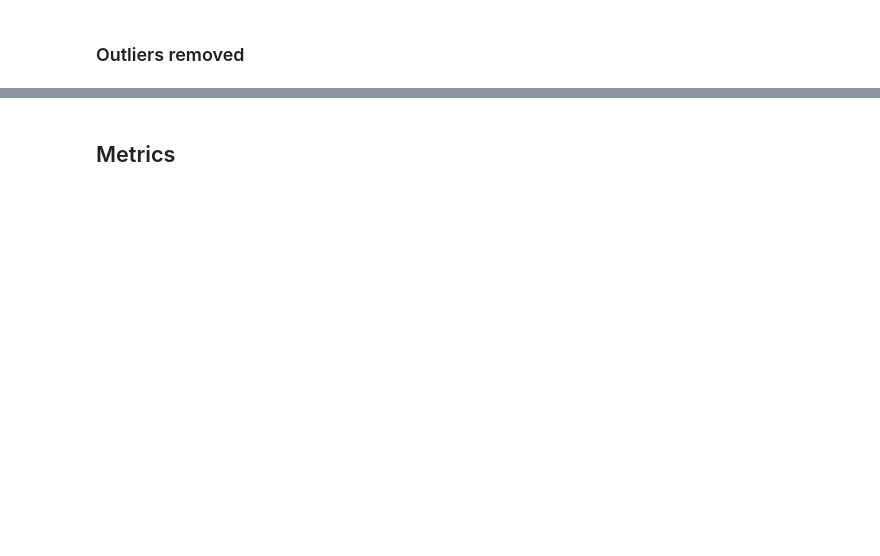
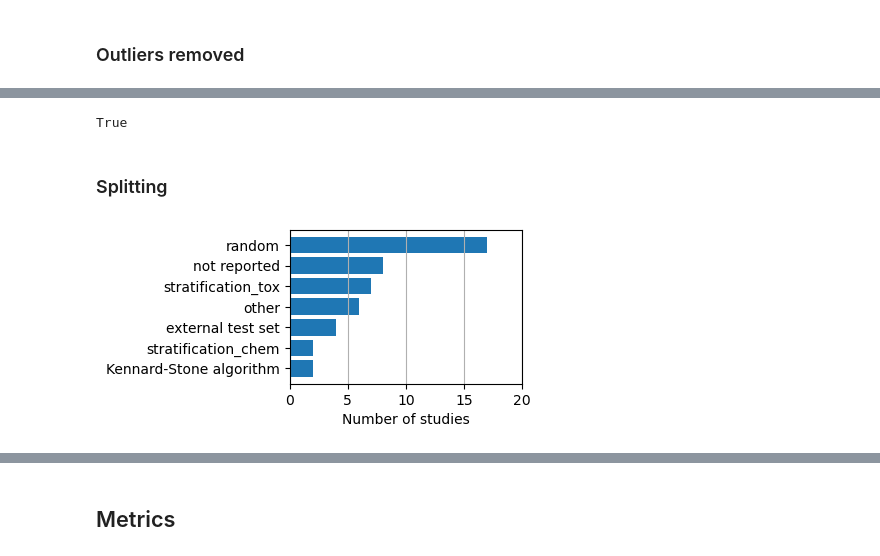
Before and after one commit to mbaityje/COMPARABILITY, a Jupyter notebook: notebooks/comparability_v1.ipynb, the cells around one changed output, grey strips where cells are left out. Drawn from its saved outputs; the diff is of its cells as text; code cells hidden in the pictures; blank space fills up the shorter version.

```diff
--- a/notebooks/comparability_v1.ipynb
+++ b/notebooks/comparability_v1.ipynb
@@ -401,0 +462,46 @@ df.splitting
+# %%
+df.splitting_exact.isnull().all()
+# %% [output]
+True
+# %% [markdown]
+### Splitting
+# %%
+# translate entries separated by semicolons, into lists
+for i in range(len(df)):
+    if isinstance(df.splitting[i], str):
+        raw_entry = [df.splitting[i]]
+        new_entry = re.split('; |, |;', raw_entry[0])
+        df.at[i, 'splitting'] = new_entry.copy()
+# %%
+for ds in df.splitting:
+    for iis,individual_source in enumerate(ds):
+        temp=individual_source.replace('strat_tox','stratification_tox')
+        temp=temp.replace('strat_chemicals','stratification_chem')
+        temp=temp.replace('species-chemical pairs','other')
+        temp=temp.replace('EC50-based','stratification_tox')
+        temp=temp.replace('euclidean distance','other')
+        temp=temp.replace('space-filling design','other')
+        temp=temp.replace('activity anc descriptors sampling','other')
+        temp=temp.replace('SMOTE','other')
+        ds[iis]=temp
+# %%
+flattened_splitting = sum(df.splitting,[])
+unique_splitting = np.unique(flattened_splitting)
+
+# Create histogram of the datasets
+histo_splitting = np.ndarray(len(unique_splitting))
+
+for ids,ds in enumerate(unique_splitting):
+    histo_splitting[ids]=flattened_splitting.count(ds)
+# %%
+fig, ax = plt.subplots(figsize=(3,2), nrows=1, ncols=1)
+
+isorted_splittings=np.argsort(histo_splitting)
+
+ax.barh(unique_splitting[isorted_splittings],histo_splitting[isorted_splittings])
+plt.xlabel('Number of studies')
+plt.xticks([0,5,10,15,20])
+plt.grid(axis='x')
+plt.show()
+# %% [output]
+[figure, added]
```
Also changed, not shown: parts of 42 cells of this notebook.
